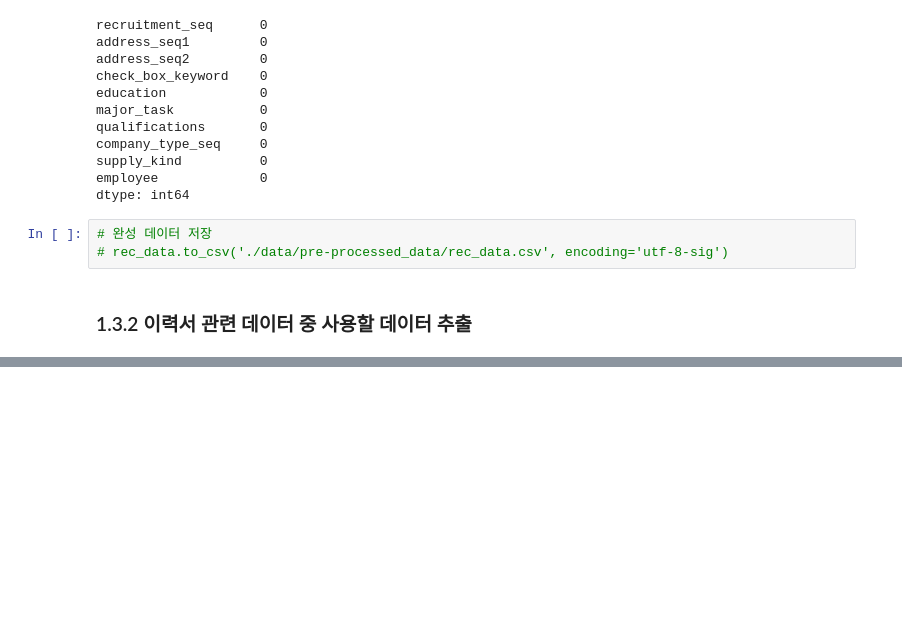
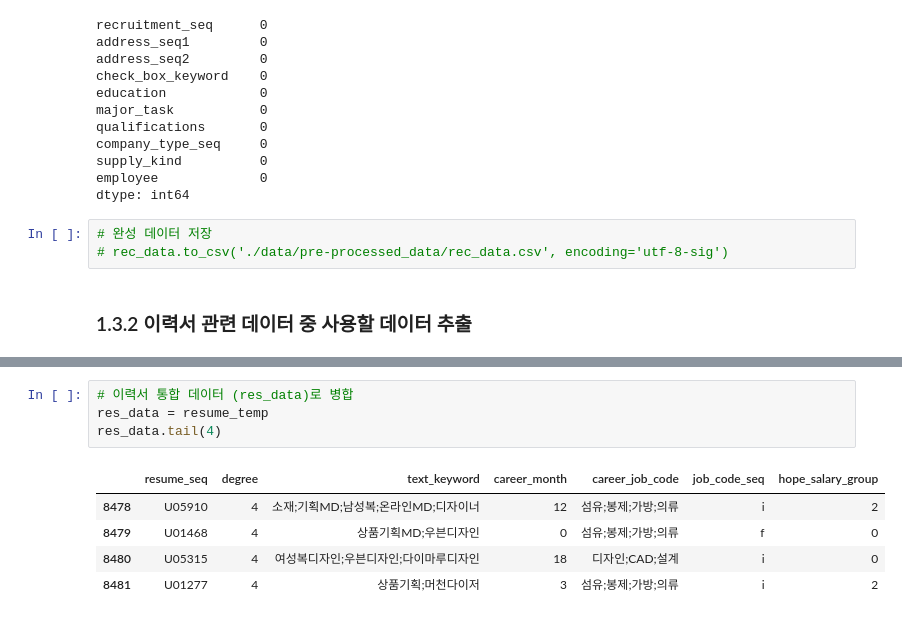
Before and after one commit to Kim-SeongSu/Dacon_Kookmin_University, a Jupyter notebook: kookmin_ai.ipynb, the cells around one changed output, grey strips where cells are left out. Drawn from its saved outputs; the diff is of its cells as text; blank space fills up the shorter version.

```diff
--- a/kookmin_ai.ipynb
+++ b/kookmin_ai.ipynb
@@ -743,0 +555,10 @@ dtype: int64
+# %%
+# 이력서 통합 데이터 (res_data)로 병합
+res_data = resume_temp
+res_data.tail(4)
+# %% [output]
+|  | resume_seq | degree | text_keyword | career_month | career_job_code | job_code_seq | hope_salary_group |
+| 8478 | U05910 | 4 | 소재;기획MD;남성복;온라인MD;디자이너 | 12 | 섬유;봉제;가방;의류 | i | 2 |
+| 8479 | U01468 | 4 | 상품기획MD;우븐디자인 | 0 | 섬유;봉제;가방;의류 | f | 0 |
+| 8480 | U05315 | 4 | 여성복디자인;우븐디자인;다이마루디자인 | 18 | 디자인;CAD;설계 | i | 0 |
+| 8481 | U01277 | 4 | 상품기획;머천다이저 | 3 | 섬유;봉제;가방;의류 | i | 2 |
```
Also changed, not shown: parts of 36 cells of this notebook.
